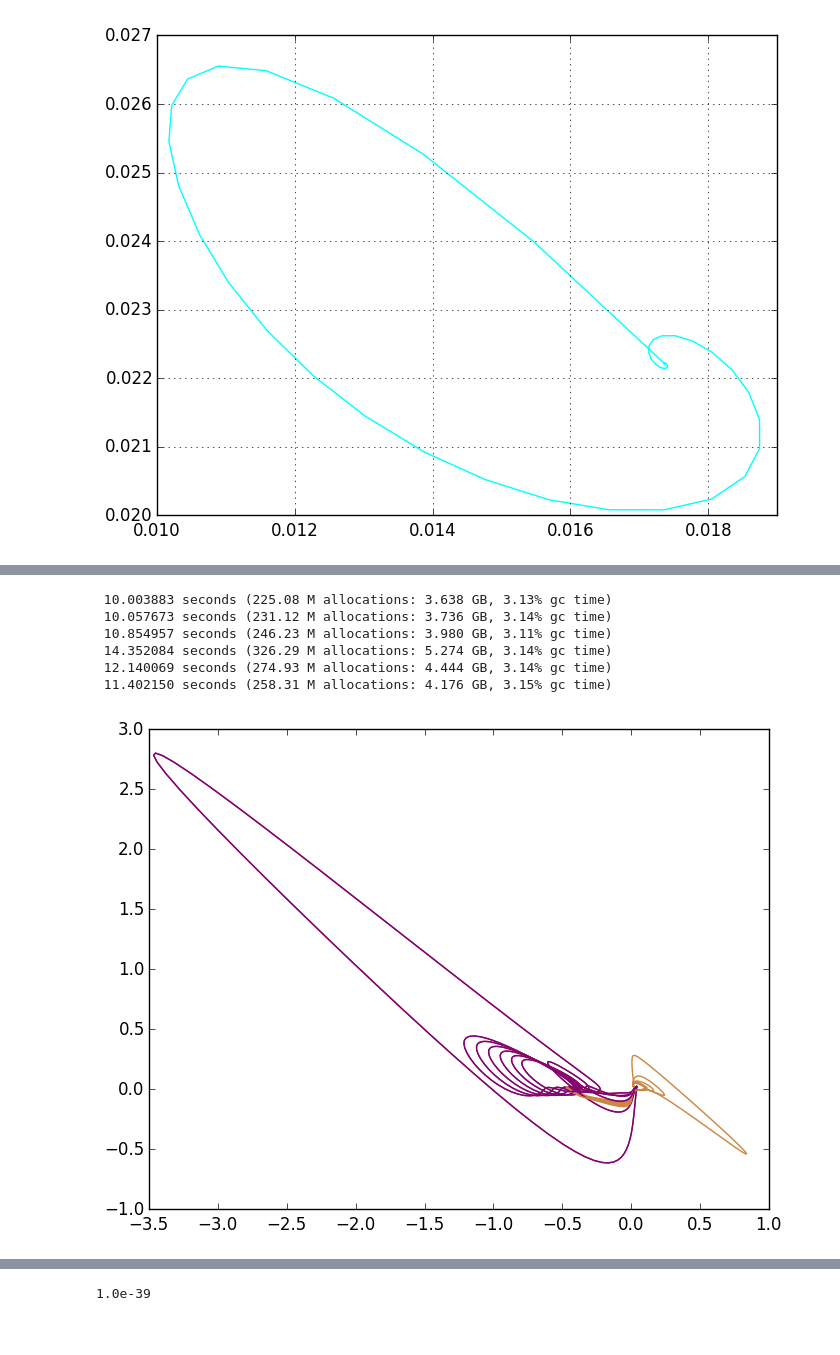
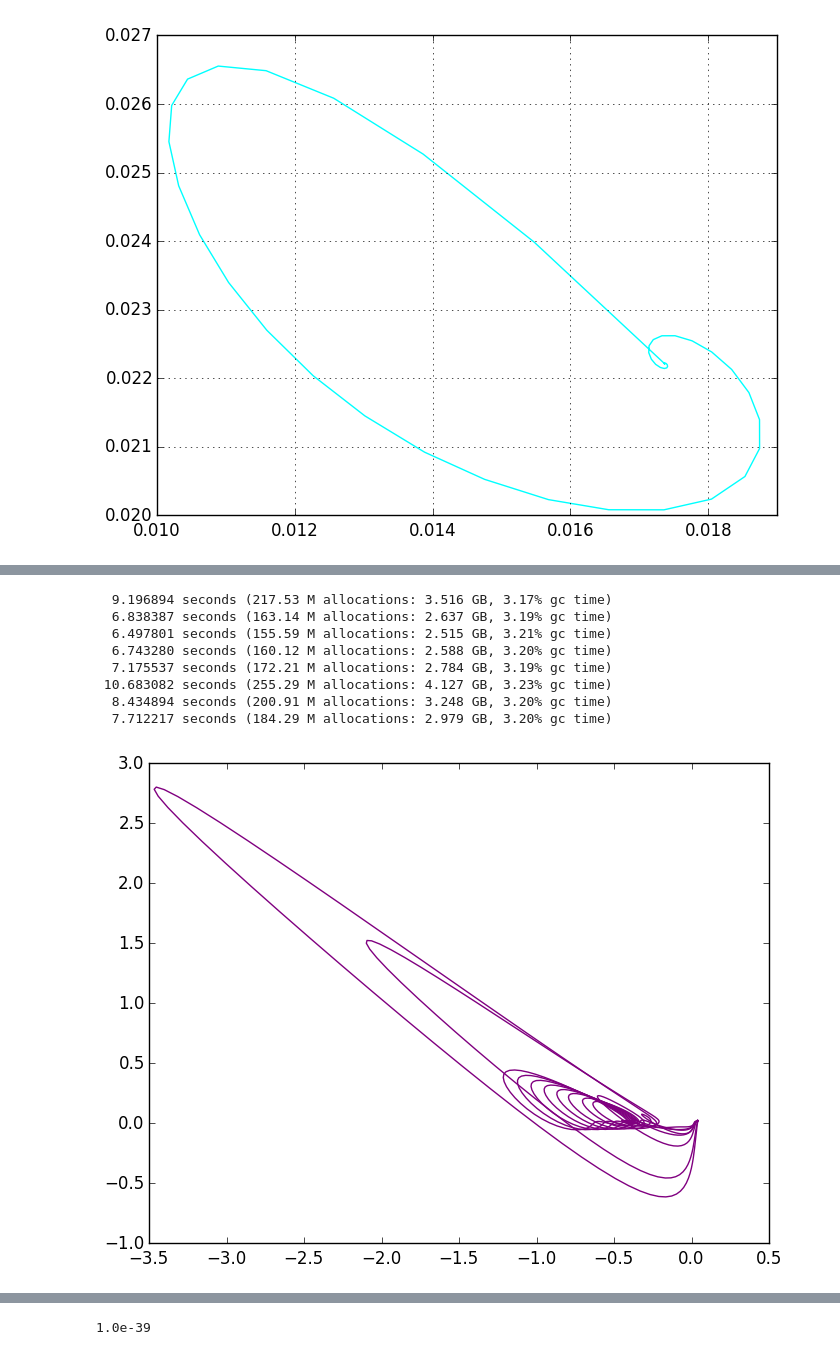
Before and after one commit to lbenet/2016-2_TSFisicaComputacional, a Jupyter notebook: tareas/yvestruz/Kermack_McKendrick_presentación.ipynb, the cells around one changed output, grey strips where cells are left out. Cells and saved outputs as stored; diff of their text form; code cells hidden in the pictures.

```diff
--- a/tareas/yvestruz/Kermack_McKendrick_presentación.ipynb
+++ b/tareas/yvestruz/Kermack_McKendrick_presentación.ipynb
@@ -527,7 +536,7 @@ I_pert_3 = resultados.zero[6]
 R_pert_1 = resultados.zero[7]
 R_pert_2 = resultados.zero[8]
 R_pert_3 = resultados.zero[9]
-tiempo_inicial = 600.
+tiempo_inicial = 0.
 tiempo_final = 2500.
 ;
 # %%
@@ -555,3 +566,18 @@ plot(s3[2],i3[2], color = "cyan", label = "S3 vs I3")
 grid()
 # %% [output]
 [figure]
+# %%
+fase_7 = figure()
+for i in 44:49
+    R_pert_1 = resultados.zero[7] + 0.01*i
+    R_pert_2 = resultados.zero[8] + 0.01*i
+    R_pert_3 = resultados.zero[9] + 0.01*i
+
+    @time t3_expl,s3_expl,i3_expl,r3_expl = k_3_reincidencia(N1, N2, N3, I_pert_1, I_pert_2,
+I_pert_3, R_pert_1, R_pert_2, R_pert_3,tiempo_inicial, tiempo_final,
+    gamma_crit, beta_crit, phi_crit);
+    plot(s3_expl[1],i3_expl[1], color = "brown", label = "S3 vs I3")
+    plot(s3_expl[2],i3_expl[2], color = "peru", label = "S3 vs I3")
+    plot(s3_expl[3],i3_expl[3], color = "purple", label = "S3 vs I3")
+    grid()
+end
@@ -558,22 +621,25 @@ grid()
 # %%
-for i in 44:49
+fase_9 = figure()
+for i in 42:49
     R_pert_1 = resultados.zero[7] + 0.01*i
     R_pert_2 = resultados.zero[8] + 0.01*i
     R_pert_3 = resultados.zero[9] + 0.01*i
 
     @time t3_expl,s3_expl,i3_expl,r3_expl = k_3_reincidencia(N1, N2, N3, I_pert_1, I_pert_2,
 I_pert_3, R_pert_1, R_pert_2, R_pert_3,tiempo_inicial, tiempo_final,
     gamma_crit, beta_crit, phi_crit);
-    plot(s3_expl[3],i3_expl[3], color = "brown", label = "S3 vs I3")
-    plot(s3_expl[2],i3_expl[2], color = "peru", label = "S3 vs I3")
+    #plot(s3_expl[3],i3_expl[3], color = "brown", label = "S3 vs I3")
+    #plot(s3_expl[2],i3_expl[2], color = "peru", label = "S3 vs I3")
     plot(s3_expl[3],i3_expl[3], color = "purple", label = "S3 vs I3")
     grid()
 end
 # %% [output]
- 10.003883 seconds (225.08 M allocations: 3.638 GB, 3.13% gc time)
- 10.057673 seconds (231.12 M allocations: 3.736 GB, 3.14% gc time)
- 10.854957 seconds (246.23 M allocations: 3.980 GB, 3.11% gc time)
- 14.352084 seconds (326.29 M allocations: 5.274 GB, 3.14% gc time)
- 12.140069 seconds (274.93 M allocations: 4.444 GB, 3.14% gc time)
- 11.402150 seconds (258.31 M allocations: 4.176 GB, 3.15% gc time)
+  9.196894 seconds (217.53 M allocations: 3.516 GB, 3.17% gc time)
+  6.838387 seconds (163.14 M allocations: 2.637 GB, 3.19% gc time)
+  6.497801 seconds (155.59 M allocations: 2.515 GB, 3.21% gc time)
+  6.743280 seconds (160.12 M allocations: 2.588 GB, 3.20% gc time)
+  7.175537 seconds (172.21 M allocations: 2.784 GB, 3.19% gc time)
+ 10.683082 seconds (255.29 M allocations: 4.127 GB, 3.23% gc time)
+  8.434894 seconds (200.91 M allocations: 3.248 GB, 3.20% gc time)
+  7.712217 seconds (184.29 M allocations: 2.979 GB, 3.20% gc time)
-[figure, old version]
+[figure, new version]
```
Also changed, not shown: parts of 28 cells of this notebook.
